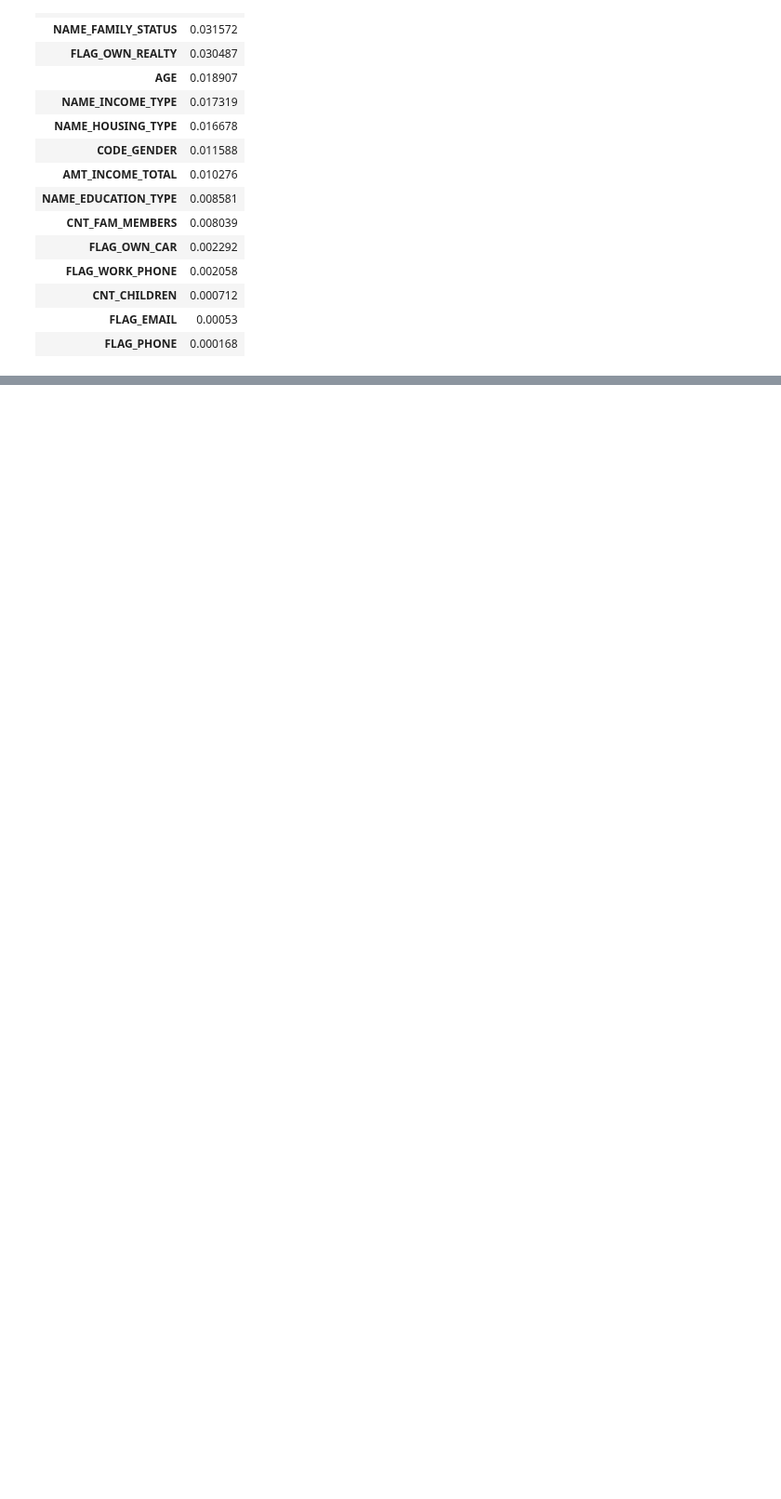
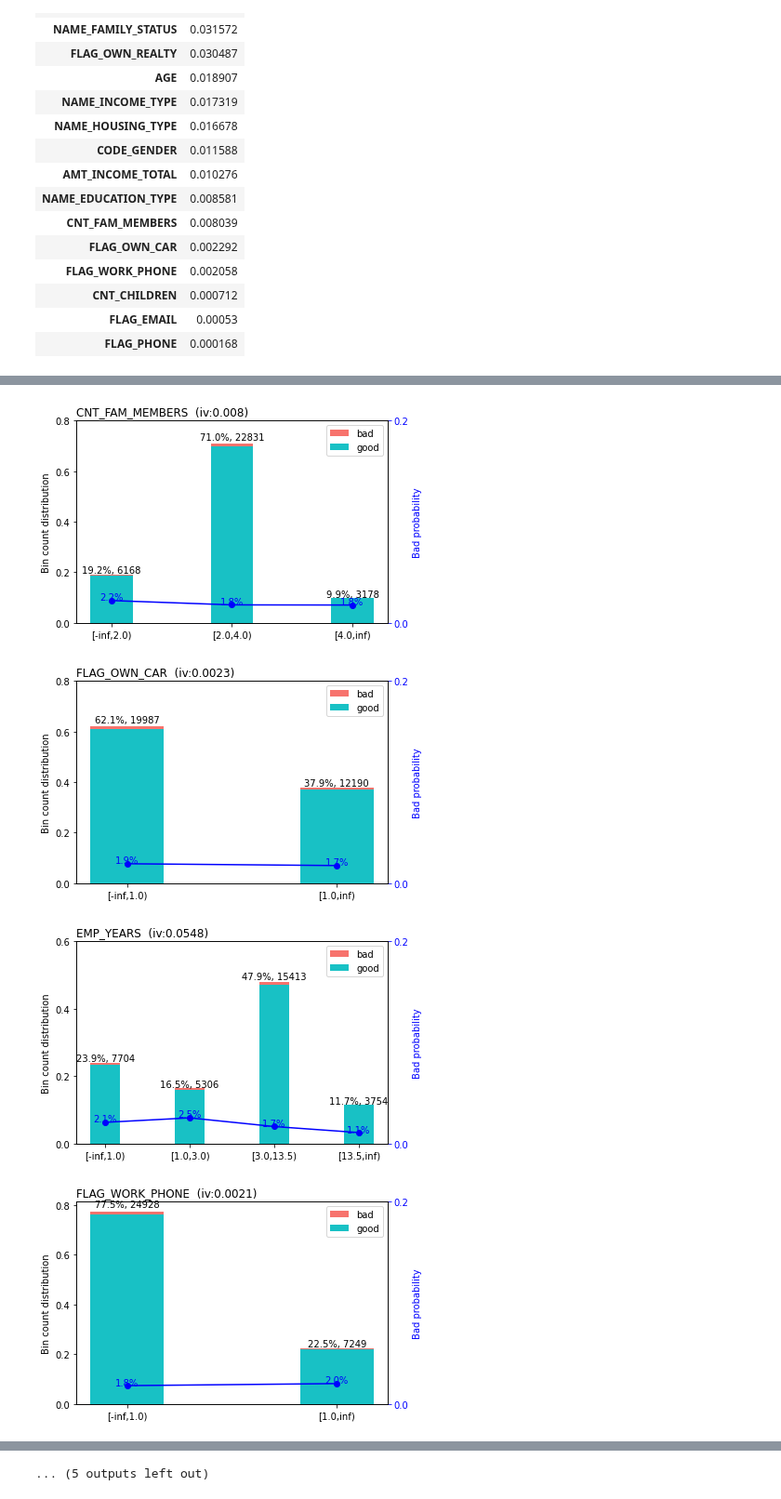
Before and after one commit to dvh549/Financial_Analytics, a Jupyter notebook: Main_Notebook.ipynb, the cells around one changed output, grey strips where cells are left out. Shown at 93% size. Saved outputs shown, nothing was run; the diff lists cells and outputs as text; code cells hidden in the pictures; blank space fills up the shorter version.

Commit message:
Updated to include Credit Scorecard Draft

```diff
--- a/Main_Notebook.ipynb
+++ b/Main_Notebook.ipynb
@@ -1168,0 +1180,3 @@ iv_values
+# %%
+merged_for_credit_score = merged.loc[:, :"AGE"].copy()
+merged_for_credit_score.head()
@@ -1168,0 +1190,3 @@ iv_values
+# %%
+bins = sc.woebin(merged_for_credit_score, y='target', sort=False)
+print(bins)
@@ -1168,0 +1211,8 @@ iv_values
+# %%
+sc.woebin_plot(bins)
+plt.show()
+# %% [output]
+[figure, added]
+[figure, added]
+[figure, added]
+[figure, added]
@@ -1168,0 +1227 @@ iv_values
+... (5 outputs left out)
```
Also changed, not shown: parts of 15 cells of this notebook.
